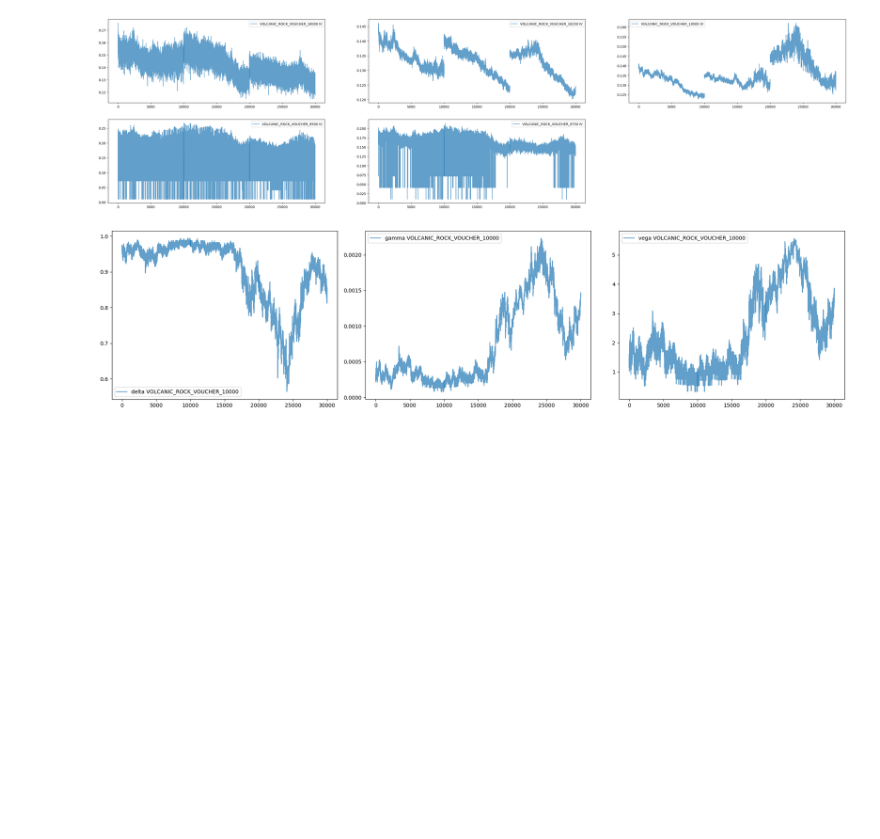
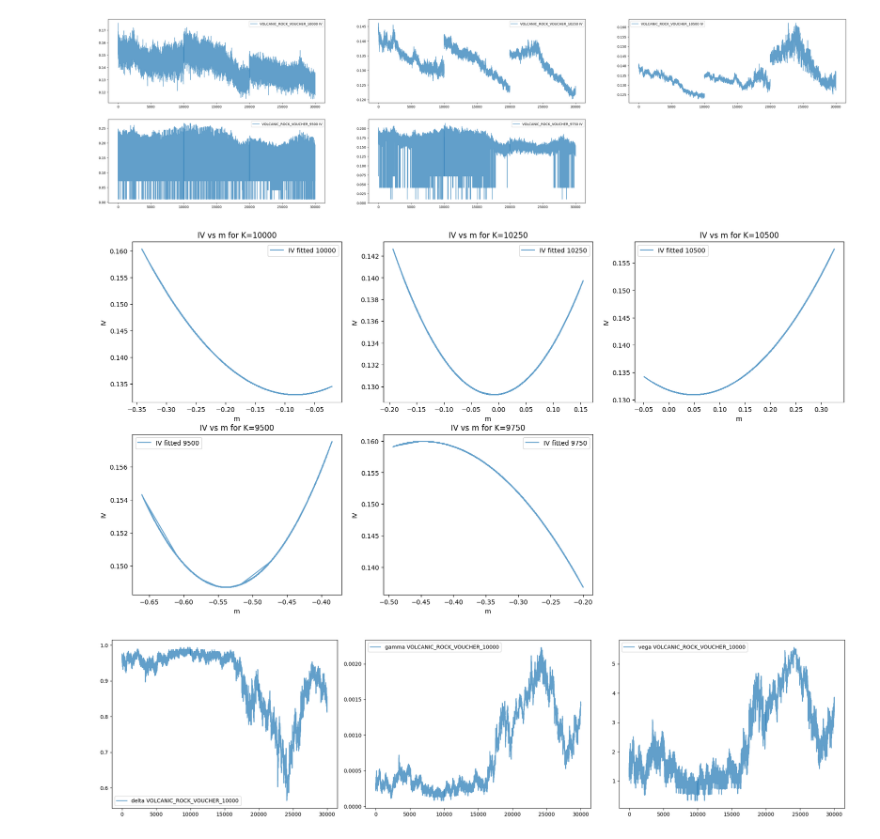
Before and after one commit to Cynric1/smarthusky1, a Jupyter notebook: round3_analysis.ipynb, the cells around one changed output. Drawn from its saved outputs; the diff is of its cells as text; code cells hidden in the pictures; blank space fills up the shorter version.

```diff
--- a/round3_analysis.ipynb
+++ b/round3_analysis.ipynb
@@ -241,6 +307,65 @@ for day, df in enumerate([prices_1, prices_2, prices_3]):
     start = end + 1
 # %% [output]
 [figure]
+# %%
+spot_prices = np.zeros(30000)
+# m_t = log(K/St)/ sqrt(tau)
+m = {K: np.zeros(30000) for K in STRIKES}
+IV = {K: np.zeros(30000) for K in STRIKES}
+start = 0
+for day, df in enumerate([prices_1, prices_2, prices_3]):
+    end = start + 10000
+    idx = df['product'] == 'VOLCANIC_ROCK'
+    spot_prices[start:end] = df['mid_price'][idx].values
+    S = spot_prices[start:end]
+    time_to_expiry = TIME_TO_EXPIRY[day]
+    for K in STRIKES:
+        m[K][start:end] = np.log(K/S) / np.sqrt(time_to_expiry)
+        idx = df['product'] == f'VOLCANIC_ROCK_VOUCHER_{K}'
+        IV[K][start:end] = df['implied_volatility'][idx].values
+    start = end
+
+
+def parabolic_fit(x, y):
+    a, b, c = np.polyfit(x, y, 2)
+    return a * x**2 + b * x + c
+
+IV_fitted = {}
+for K in STRIKES:
+    IV_fitted[K] = parabolic_fit(m[K], IV[K])
+
+plt.figure(figsize=(20, 10))
+row, col = 2, 3
+cnt = 1
+for K in STRIKES:
+    plt.subplot(row, col, cnt)
+    cnt += 1
+    plt.plot(m[K], IV_fitted[K], label=f'IV fitted {K}', alpha=0.7)
+    plt.xlabel('m')
+    plt.ylabel('IV')
+    plt.title(f'IV vs m for K={K}')
+    plt.legend()
+
+# # plot iv vs m for each option
+# plt.figure(figsize=(20, 10))
+# row, col = 2, 3
+# start = 0
+# for day, df in enumerate([prices_1, prices_2, prices_3]):
+#     cnt = 1
+#     end = start + 10000
+#     for K in STRIKES:
+#         option = f'VOLCANIC_ROCK_VOUCHER_{K}'
+#         idx = df['product'] == option
+#         plt.subplot(row, col, cnt)
+#         cnt += 1
+#         plt.plot(m[K][start:end], df['implied_volatility'][idx], label=f'Day {day}', alpha=0.7)
+#         plt.xlabel('m')
+#         plt.ylabel('IV')
+#         plt.title(option)
+#         plt.legend() if day == 0 else None
+#     end = start
+# %% [output]
+[figure, added]
 # %%
 # plot greeks
 GREEKS = ['delta', 'gamma', 'vega']
```
Also changed, not shown: parts of 4 cells of this notebook.
